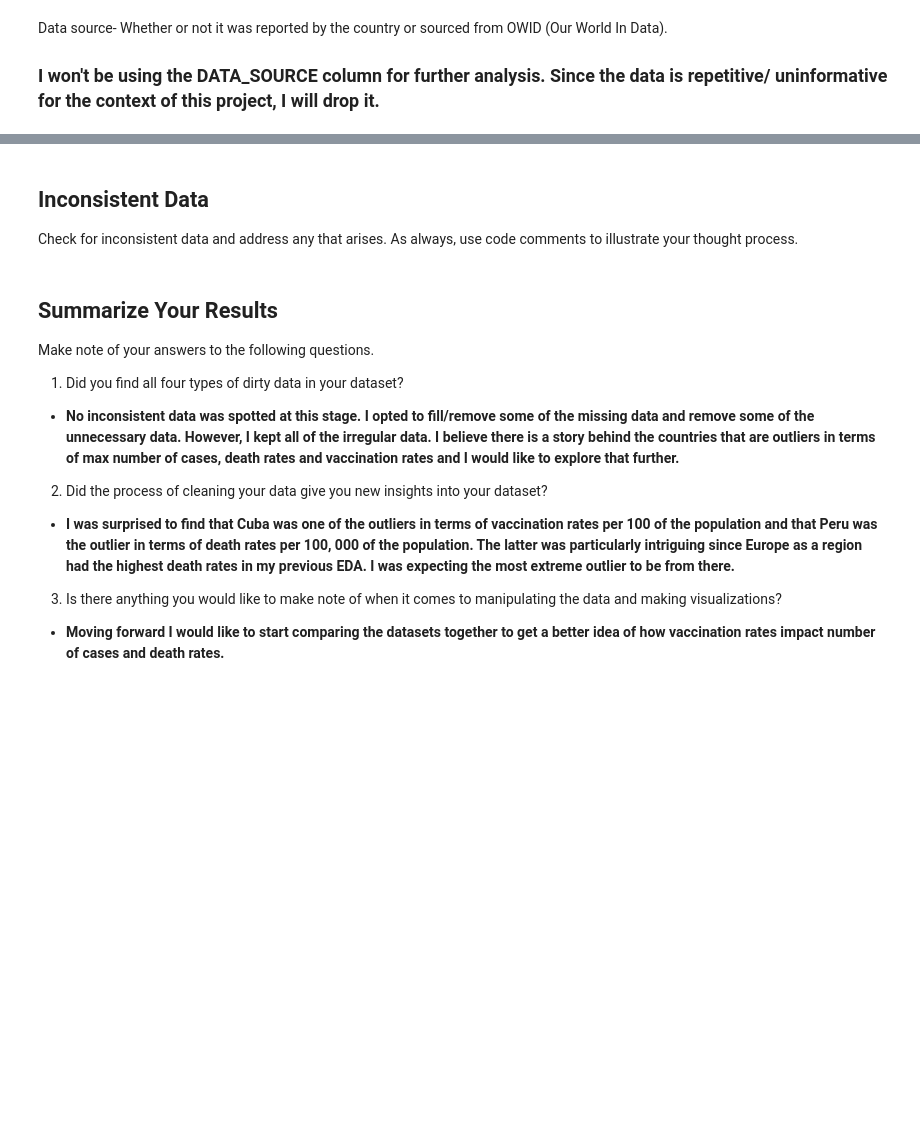
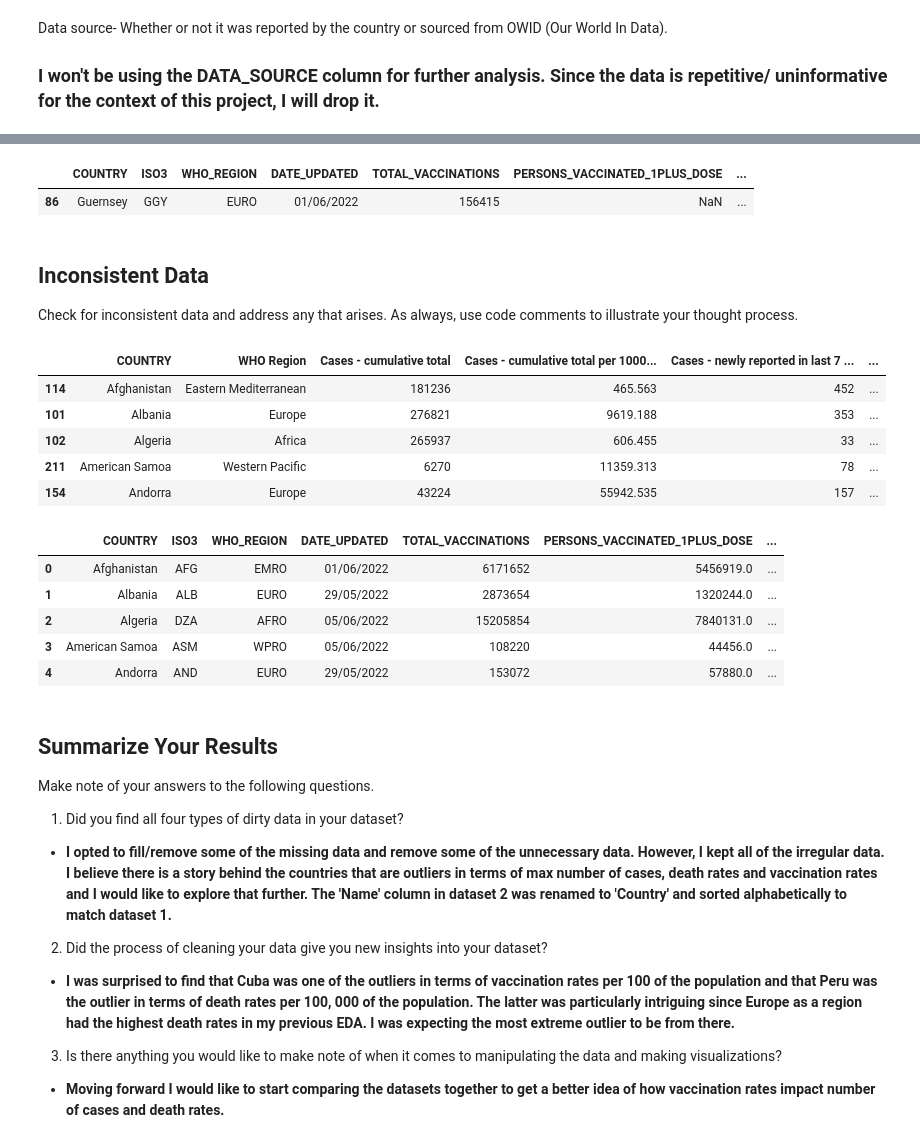
Before and after one commit to hollyhira/cleaning-data-checkpoint3, a Jupyter notebook: checkpoint-three.ipynb, the cells around one changed output, grey strips where cells are left out. Drawn from its saved outputs; the diff is of its cells as text; code cells hidden in the pictures; blank space fills up the shorter version.

```diff
--- a/checkpoint-three.ipynb
+++ b/checkpoint-three.ipynb
@@ -593,0 +589,6 @@ memory usage: 21.5+ KB
+# %%
+df_vacc.index[df_vacc['COUNTRY']=='Bonaire'].tolist()
+
+df_vacc.loc[25,['VACCINES_USED','NUMBER_VACCINES_TYPES_USED']] = ['Pfizer/BioNTech', 1]
+
+df_vacc.loc[25]
@@ -593,0 +610,6 @@ memory usage: 21.5+ KB
+# %%
+df_vacc.index[df_vacc['COUNTRY']=='Sint Eustatius'].tolist()
+
+df_vacc.loc[186,['VACCINES_USED','NUMBER_VACCINES_TYPES_USED']] = ['Moderna, Pfizer/BioNTech', 2]
+
+df_vacc.loc[186]
@@ -593,0 +631,6 @@ memory usage: 21.5+ KB
+# %%
+df_vacc.index[df_vacc['COUNTRY']=='Saba'].tolist()
+
+df_vacc.loc[172,['VACCINES_USED','NUMBER_VACCINES_TYPES_USED']] = ['Moderna, Pfizer/BioNTech', 2]
+
+df_vacc.loc[172]
@@ -594,3 +652,8 @@ memory usage: 21.5+ KB
+# %%
+df_vacc[df_vacc.isna().any(axis=1)]
+# %% [output]
+|  | COUNTRY | ISO3 | WHO_REGION | DATE_UPDATED | TOTAL_VACCINATIONS | PERSONS_VACCINATED_1PLUS_DOSE | ... |
+| 86 | Guernsey | GGY | EURO | 01/06/2022 | 156415 | NaN | ... |
 # %% [markdown]
 ## Inconsistent Data
 
@@ -600,3 +661,29 @@ Check for inconsistent data and address any that arises. As always, use code com
+# %%
+#Rename the 'Name' column in second dataset to 'Country' to match the first dataset
+
+df_covidstats=df_covidstats.rename(columns={"Name": "COUNTRY"})
+# %%
+#Sorting the dataframes by country in ascending order
+
+df_covidstats=df_covidstats.sort_values(by=['COUNTRY'], ascending = True)
+
+df_vacc=df_vacc.sort_values(by=['COUNTRY'], ascending = True)
+
+df_covidstats.head()
+df_vacc.head()
+# %% [output]
+|  | COUNTRY | WHO Region | Cases - cumulative total | Cases - cumulative total per 1000... | Cases - newly reported in last 7 ... | ... |
+| 114 | Afghanistan | Eastern Mediterranean | 181236 | 465.563 | 452 | ... |
+| 101 | Albania | Europe | 276821 | 9619.188 | 353 | ... |
+| 102 | Algeria | Africa | 265937 | 606.455 | 33 | ... |
+| 211 | American Samoa | Western Pacific | 6270 | 11359.313 | 78 | ... |
+| 154 | Andorra | Europe | 43224 | 55942.535 | 157 | ... |
+|  | COUNTRY | ISO3 | WHO_REGION | DATE_UPDATED | TOTAL_VACCINATIONS | PERSONS_VACCINATED_1PLUS_DOSE | ... |
+| 0 | Afghanistan | AFG | EMRO | 01/06/2022 | 6171652 | 5456919.0 | ... |
+| 1 | Albania | ALB | EURO | 29/05/2022 | 2873654 | 1320244.0 | ... |
+| 2 | Algeria | DZA | AFRO | 05/06/2022 | 15205854 | 7840131.0 | ... |
+| 3 | American Samoa | ASM | WPRO | 05/06/2022 | 108220 | 44456.0 | ... |
+| 4 | Andorra | AND | EURO | 29/05/2022 | 153072 | 57880.0 | ... |
 # %% [markdown]
 ## Summarize Your Results
 
@@ -604,7 +691,7 @@ Make note of your answers to the following questions.
 
 1. Did you find all four types of dirty data in your dataset?
 
-* **No inconsistent data was spotted at this stage. I opted to fill/remove some of the missing data and remove some of the unnecessary data. However, I kept all of the irregular data. I believe there is a story behind the countries that are outliers in terms of max number of cases, death rates and vaccination rates and I would like to explore that further.**
+* **I opted to fill/remove some of the missing data and remove some of the unnecessary data. However, I kept all of the irregular data. I believe there is a story behind the countries that are outliers in terms of max number of cases, death rates and vaccination rates and I would like to explore that further. The 'Name' column in dataset 2 was renamed to 'Country' and sorted alphabetically to match dataset 1.**
 
 2. Did the process of cleaning your data give you new insights into your dataset?
 
```
Also changed, not shown: parts of 14 cells of this notebook, 3 other files.
